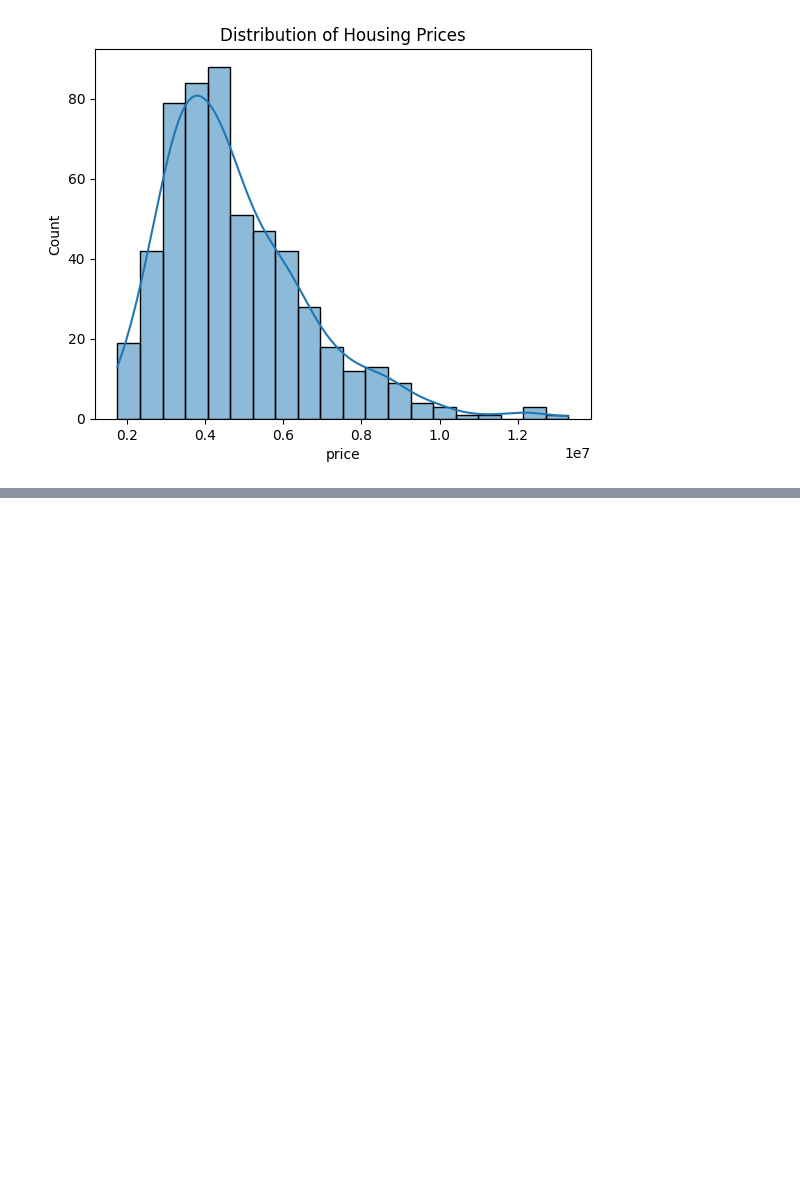
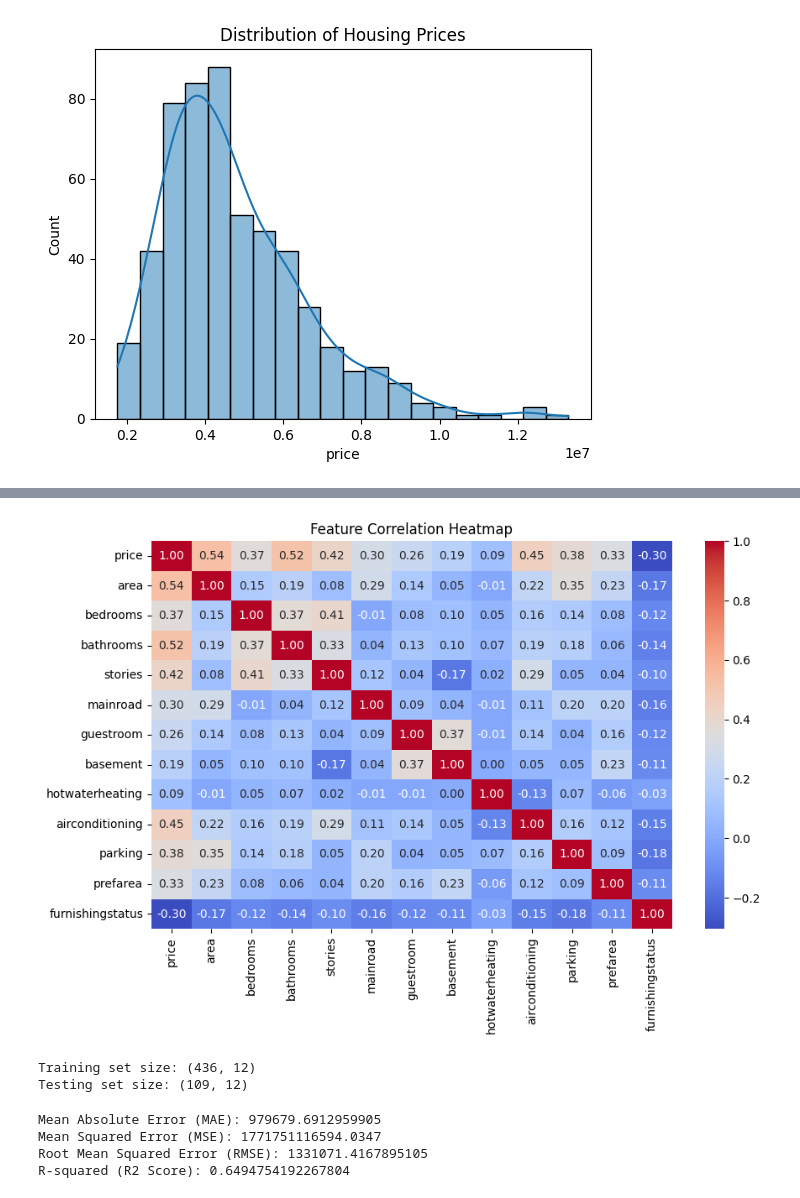
Before and after one commit to JoelEkeng/Linear-regression-model, a Jupyter notebook: model.ipynb, the cells around one changed output, grey strips where cells are left out. Drawn from its saved outputs; the diff is of its cells as text; code cells hidden in the pictures; blank space fills up the shorter version.

Commit message:
Model Test and result

```diff
--- a/model.ipynb
+++ b/model.ipynb
@@ -130,3 +130,12 @@ plt.show()
 # %% [output]
 [figure]
 [figure]
+# %%
+# Perfoming Encoding on the data using the Label Encoding Method
+
+from sklearn.preprocessing import LabelEncoder
+
+le = LabelEncoder()
+
+for col in dataset.select_dtypes(include=['category']).columns:
+    dataset[col] = le.fit_transform(dataset[col])
@@ -132,0 +162,26 @@ plt.show()
+# %%
+# Performing Regression Analoysis using a heat map
+
+plt.figure(figsize=(10, 6))
+sns.heatmap(dataset.corr(), annot=True, cmap='coolwarm', fmt=".2f")
+plt.title("Feature Correlation Heatmap")
+plt.show()
+# %% [output]
+[figure, added]
+# %%
+# Splitting Data into training and testing sets
+
+from sklearn.model_selection import train_test_split
+
+# Select Features (X) and Target Variable (y)
+X = dataset.drop(columns=['price'])  # Drop target variable
+y = dataset['price']  # Target variable
+
+# Split Data
+X_train, X_test, y_train, y_test = train_test_split(X, y, test_size=0.2, random_state=42)
+
+print("Training set size:", X_train.shape)
+print("Testing set size:", X_test.shape)
+# %% [output]
+Training set size: (436, 12)
+Testing set size: (109, 12)
@@ -132,0 +201,20 @@ plt.show()
+# %%
+#Evaluating the model
+
+from sklearn.metrics import mean_absolute_error, mean_squared_error, r2_score
+
+# Compute Metrics
+mae = mean_absolute_error(y_test, y_pred)
+mse = mean_squared_error(y_test, y_pred)
+rmse = mse ** 0.5
+r2 = r2_score(y_test, y_pred)
+
+print(f"Mean Absolute Error (MAE): {mae}")
+print(f"Mean Squared Error (MSE): {mse}")
+print(f"Root Mean Squared Error (RMSE): {rmse}")
+print(f"R-squared (R2 Score): {r2}")
+# %% [output]
+Mean Absolute Error (MAE): 979679.6912959905
+Mean Squared Error (MSE): 1771751116594.0347
+Root Mean Squared Error (RMSE): 1331071.4167895105
+R-squared (R2 Score): 0.6494754192267804
```
Also changed, not shown: parts of 5 cells of this notebook, 1 other file.
